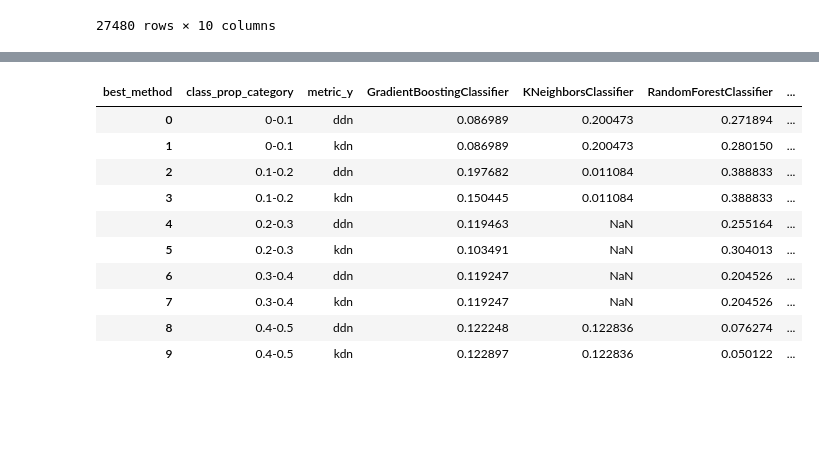
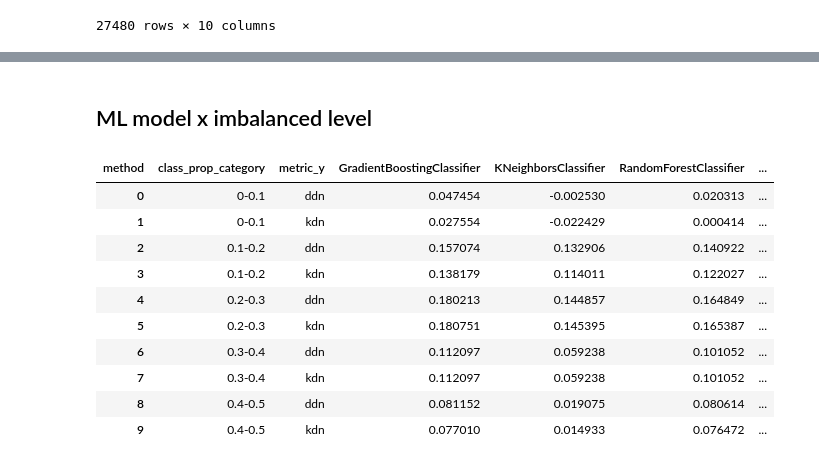
Before and after one commit to URJCDSLab/dynamic_disagreeing_neighbors, a Jupyter notebook: notebooks/complexity_across_models_and_imbalance_all.ipynb, the cells around one changed output, grey strips where cells are left out. Cells and saved outputs as stored; diff of their text form; code cells hidden in the pictures; blank space fills up the shorter version.

```diff
--- a/notebooks/complexity_across_models_and_imbalance_all.ipynb
+++ b/notebooks/complexity_across_models_and_imbalance_all.ipynb
@@ -38,3 +35,0 @@ df_filtered = df_score_differences[df_score_differences['k'] == k]
-# %%
-# Merge with best method information
-df_merged = df_filtered.merge(df_description[['dataset', 'class_prop_category']], on='dataset', how='inner')
@@ -57,2 +35,0 @@ df_merged
-# %%
-df_merged = prepare_data(df_description, df_score_differences, df_performance_results, 1)
@@ -167,47 +142,17 @@ plot_score_differences(df_merged, diff='diff_score_minority_class_complexity', x
-# %%
-def create_pivot_table(df, diff='diff_score_most_complex_class', x_var='best_method', stat='mean'):
-    """
-    Creates a pivot table for a specified statistic of the 'diff' variable based on 'class_prop_category' and 'metric_y'.
-
-    Parameters:
-    -----------
-    df : pd.DataFrame
-        DataFrame containing the data.
-    diff : str, optional (default='diff_score_most_complex_class')
-        Column name for the variable for which to calculate statistics.
-    x_var : str, optional (default='best_method')
-        Column name for the variable to use as columns in the pivot table.
-    stat : str, optional (default='mean')
-        The statistic to display in the pivot table (e.g., 'mean', 'std', 'min', 'max').
-
-    Returns:
-    --------
-    pd.DataFrame
-        Pivot table with 'class_prop_category' and 'metric_y' as rows and the selected statistic for each 'best_method' as columns.
-    """
-    # Calculate grouped statistics
-    grouped_stats = df.groupby(['class_prop_category', metric_y, x_var])[diff].agg(['median', 'mean', 'std', 'min', 'max', 'count']).reset_index()
-
-    # Create the pivot table
-    pivot_table = pd.pivot_table(grouped_stats,
-                                 values=stat,
-                                 index=['class_prop_category', metric_y],
-                                 columns=x_var,
-                                 aggfunc='first').reset_index()
-
-    return pivot_table
+# %% [markdown]
+## ML model x imbalanced level
 # %%
-create_pivot_table(df_merged, diff='diff_score_most_complex_class', x_var='best_method', metric_y='metric_y', stat='mean')
+create_pivot_table(df_merged, diff='diff_score_most_complex_class', x_var='method', metric_y='metric_y', stat='mean')
 # %% [output]
-| best_method | class_prop_category | metric_y | GradientBoostingClassifier | KNeighborsClassifier | RandomForestClassifier | ... |
-| 0 | 0-0.1 | ddn | 0.086989 | 0.200473 | 0.271894 | ... |
-| 1 | 0-0.1 | kdn | 0.086989 | 0.200473 | 0.280150 | ... |
-| 2 | 0.1-0.2 | ddn | 0.197682 | 0.011084 | 0.388833 | ... |
-| 3 | 0.1-0.2 | kdn | 0.150445 | 0.011084 | 0.388833 | ... |
-| 4 | 0.2-0.3 | ddn | 0.119463 | NaN | 0.255164 | ... |
-| 5 | 0.2-0.3 | kdn | 0.103491 | NaN | 0.304013 | ... |
-| 6 | 0.3-0.4 | ddn | 0.119247 | NaN | 0.204526 | ... |
-| 7 | 0.3-0.4 | kdn | 0.119247 | NaN | 0.204526 | ... |
-| 8 | 0.4-0.5 | ddn | 0.122248 | 0.122836 | 0.076274 | ... |
-| 9 | 0.4-0.5 | kdn | 0.122897 | 0.122836 | 0.050122 | ... |
+| method | class_prop_category | metric_y | GradientBoostingClassifier | KNeighborsClassifier | RandomForestClassifier | ... |
+| 0 | 0-0.1 | ddn | 0.047454 | -0.002530 | 0.020313 | ... |
+| 1 | 0-0.1 | kdn | 0.027554 | -0.022429 | 0.000414 | ... |
+| 2 | 0.1-0.2 | ddn | 0.157074 | 0.132906 | 0.140922 | ... |
+| 3 | 0.1-0.2 | kdn | 0.138179 | 0.114011 | 0.122027 | ... |
+| 4 | 0.2-0.3 | ddn | 0.180213 | 0.144857 | 0.164849 | ... |
+| 5 | 0.2-0.3 | kdn | 0.180751 | 0.145395 | 0.165387 | ... |
+| 6 | 0.3-0.4 | ddn | 0.112097 | 0.059238 | 0.101052 | ... |
+| 7 | 0.3-0.4 | kdn | 0.112097 | 0.059238 | 0.101052 | ... |
+| 8 | 0.4-0.5 | ddn | 0.081152 | 0.019075 | 0.080614 | ... |
+| 9 | 0.4-0.5 | kdn | 0.077010 | 0.014933 | 0.076472 | ... |
 # %%
```
Also changed, not shown: parts of 37 cells of this notebook, 1 other file.
